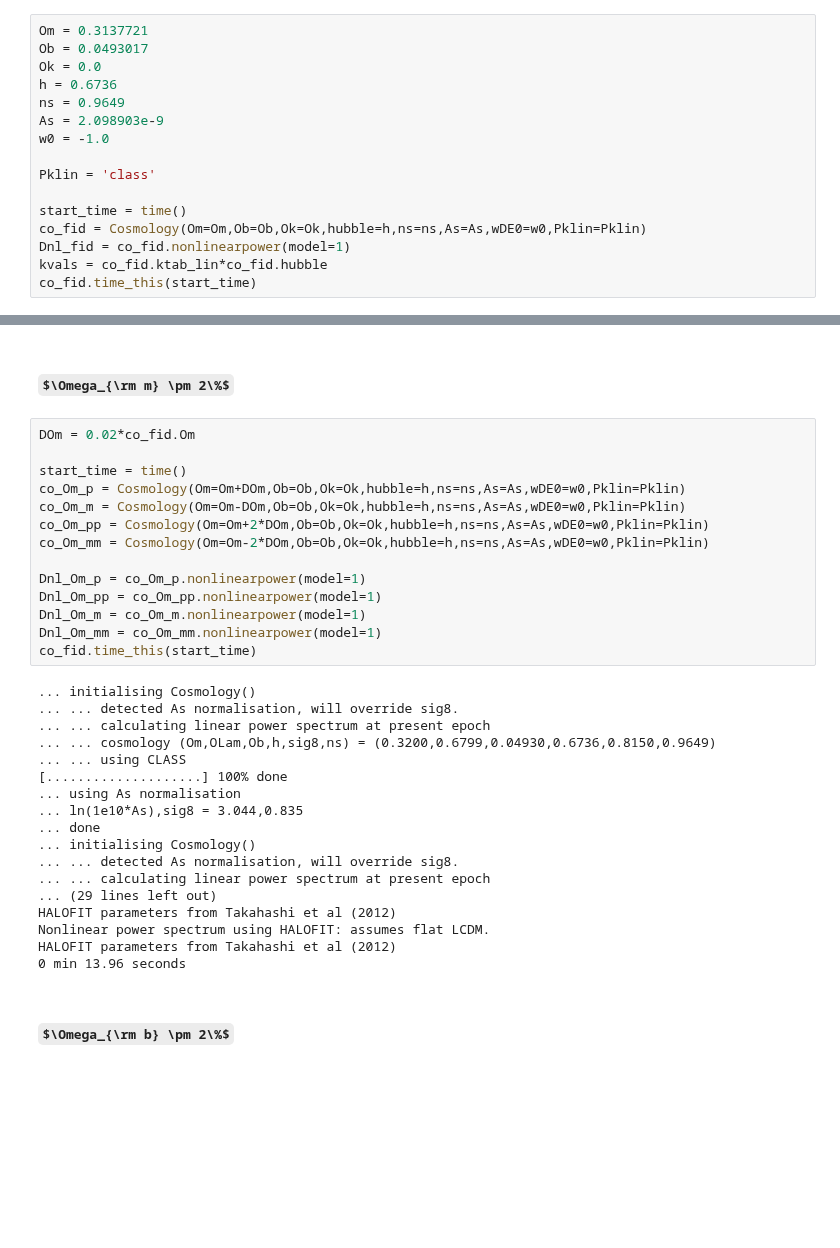
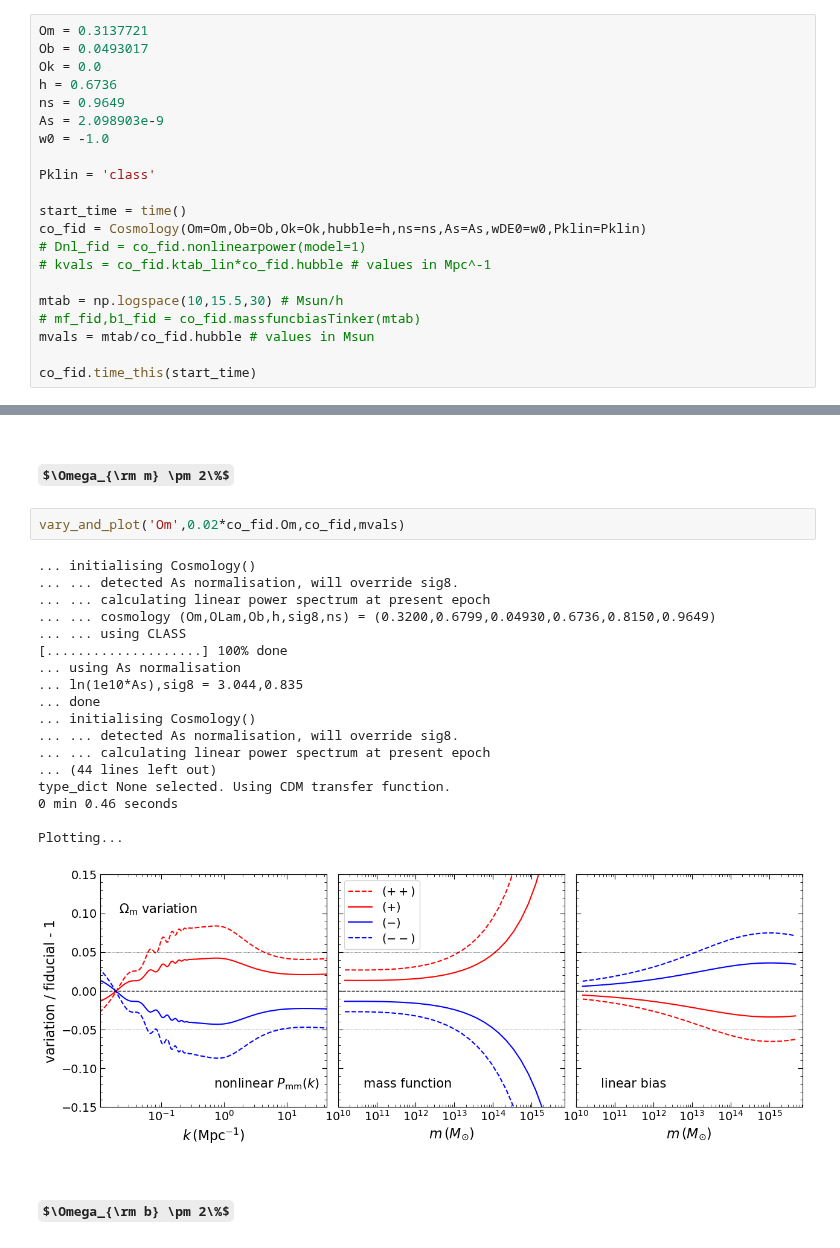
Before and after one commit to a-paranjape/sahyadri-sandbox, a Jupyter notebook: exploration/CosmoParamVariations.ipynb, the cells around one changed output, grey strips where cells are left out. Drawn from its saved outputs; the diff is of its cells as text; some formulas as TeX source; blank space fills up the shorter version.

```diff
--- a/exploration/CosmoParamVariations.ipynb
+++ b/exploration/CosmoParamVariations.ipynb
@@ -73,8 +74,13 @@ Pklin = 'class'
 
 start_time = time()
 co_fid = Cosmology(Om=Om,Ob=Ob,Ok=Ok,hubble=h,ns=ns,As=As,wDE0=w0,Pklin=Pklin)
-Dnl_fid = co_fid.nonlinearpower(model=1)
-kvals = co_fid.ktab_lin*co_fid.hubble
+# Dnl_fid = co_fid.nonlinearpower(model=1)
+# kvals = co_fid.ktab_lin*co_fid.hubble # values in Mpc^-1
+
+mtab = np.logspace(10,15.5,30) # Msun/h
+# mf_fid,b1_fid = co_fid.massfuncbiasTinker(mtab)
+mvals = mtab/co_fid.hubble # values in Msun
+
 co_fid.time_this(start_time)
 # %% [output]
 ... initialising Cosmology()
@@ -92,37 +246,26 @@ HALOFIT parameters from Takahashi et al (2012)
 # %% [markdown]
 ## $\Omega_{\rm m} \pm 2\%$
-# %%
-DOm = 0.02*co_fid.Om
-
-start_time = time()
-co_Om_p = Cosmology(Om=Om+DOm,Ob=Ob,Ok=Ok,hubble=h,ns=ns,As=As,wDE0=w0,Pklin=Pklin)
-co_Om_m = Cosmology(Om=Om-DOm,Ob=Ob,Ok=Ok,hubble=h,ns=ns,As=As,wDE0=w0,Pklin=Pklin)
-co_Om_pp = Cosmology(Om=Om+2*DOm,Ob=Ob,Ok=Ok,hubble=h,ns=ns,As=As,wDE0=w0,Pklin=Pklin)
-co_Om_mm = Cosmology(Om=Om-2*DOm,Ob=Ob,Ok=Ok,hubble=h,ns=ns,As=As,wDE0=w0,Pklin=Pklin)
-
-Dnl_Om_p = co_Om_p.nonlinearpower(model=1)
-Dnl_Om_pp = co_Om_pp.nonlinearpower(model=1)
-Dnl_Om_m = co_Om_m.nonlinearpower(model=1)
-Dnl_Om_mm = co_Om_mm.nonlinearpower(model=1)
-co_fid.time_this(start_time)
-# %% [output]
-... initialising Cosmology()
-... ... detected As normalisation, will override sig8.
-... ... calculating linear power spectrum at present epoch
-... ... cosmology (Om,OLam,Ob,h,sig8,ns) = (0.3200,0.6799,0.04930,0.6736,0.8150,0.9649)
-... ... using CLASS
-[....................] 100% done
-... using As normalisation
-... ln(1e10*As),sig8 = 3.044,0.835
-... done
-... initialising Cosmology()
-... ... detected As normalisation, will override sig8.
-... ... calculating linear power spectrum at present epoch
-... (29 lines left out)
-HALOFIT parameters from Takahashi et al (2012)
-Nonlinear power spectrum using HALOFIT: assumes flat LCDM.
-HALOFIT parameters from Takahashi et al (2012)
-0 min 13.96 seconds
+# %%
+vary_and_plot('Om',0.02*co_fid.Om,co_fid,mvals)
+# %% [output]
+... initialising Cosmology()
+... ... detected As normalisation, will override sig8.
+... ... calculating linear power spectrum at present epoch
+... ... cosmology (Om,OLam,Ob,h,sig8,ns) = (0.3200,0.6799,0.04930,0.6736,0.8150,0.9649)
+... ... using CLASS
+[....................] 100% done
+... using As normalisation
+... ln(1e10*As),sig8 = 3.044,0.835
+... done
+... initialising Cosmology()
+... ... detected As normalisation, will override sig8.
+... ... calculating linear power spectrum at present epoch
+... (44 lines left out)
+type_dict None selected. Using CDM transfer function.
+0 min 0.46 seconds
+
+Plotting...
+[figure, added]
 # %% [markdown]
 ## $\Omega_{\rm b} \pm 2\%$
 # %%
```
Also changed, not shown: parts of 17 cells of this notebook.
